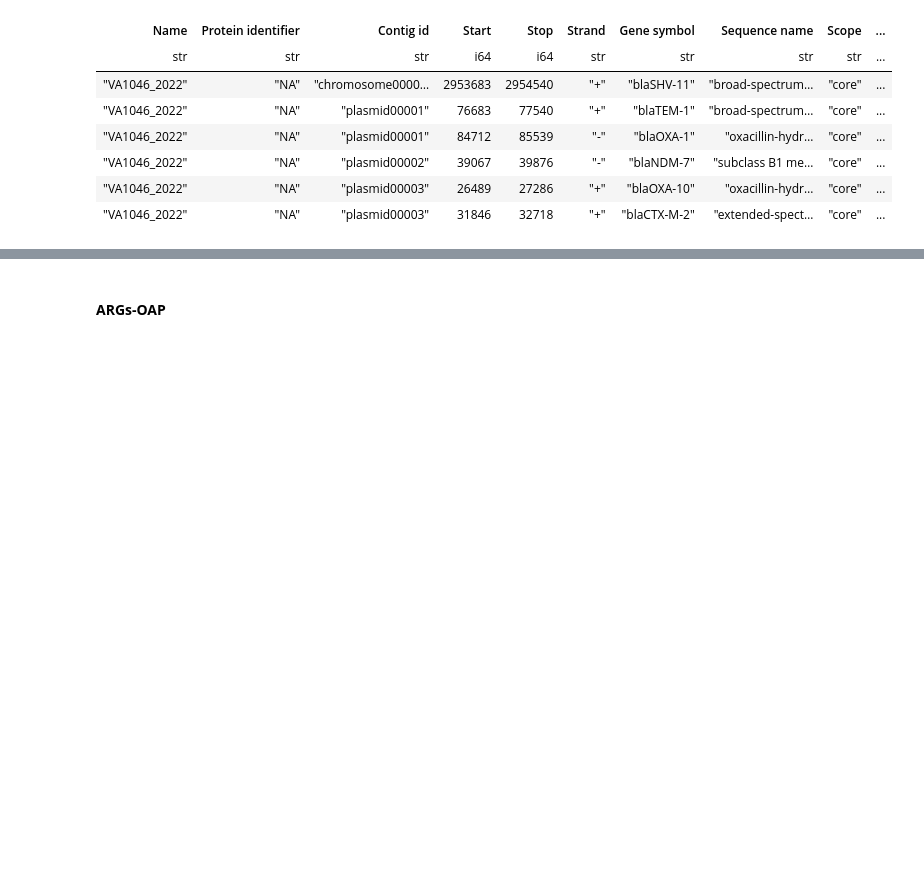
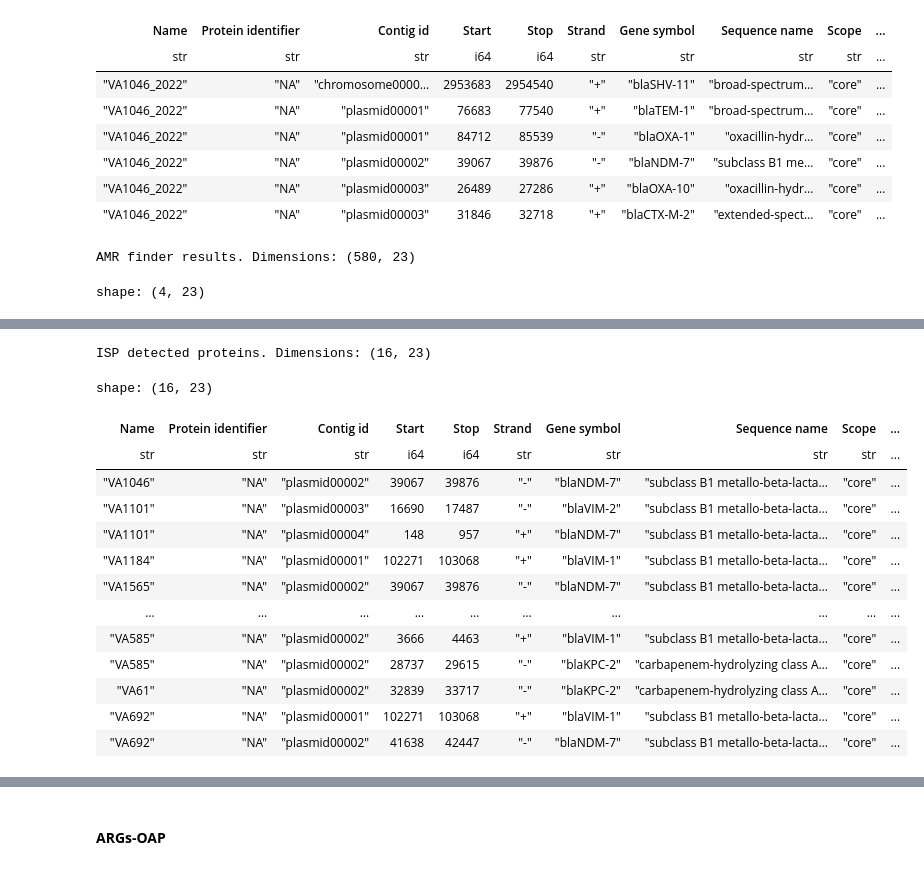
Before and after one commit to Kvrrvf/BEM-ISP, a Jupyter notebook: 2Carb.ipynb, the cells around one changed output, grey strips where cells are left out. Cells and saved outputs as stored; diff of their text form; code cells hidden in the pictures; blank space fills up the shorter version.

```diff
--- a/empanadas.ipynb
+++ b/2Carb.ipynb
@@ -670,3 +671,21 @@ shape: (6, 23)
 | "VA1046_2022" | "NA" | "plasmid00002" | 39067 | 39876 | "-" | "blaNDM-7" | "subclass B1 me… | "core" | ... |
 | "VA1046_2022" | "NA" | "plasmid00003" | 26489 | 27286 | "+" | "blaOXA-10" | "oxacillin-hydr… | "core" | ... |
 | "VA1046_2022" | "NA" | "plasmid00003" | 31846 | 32718 | "+" | "blaCTX-M-2" | "extended-spect… | "core" | ... |
+# %%
+AMR_finder = pl.read_csv("/home/npilquinao/BEM-ISP/group_storage/amrfinder/AMRfinder_results.tsv",
+                        separator="\t")
+print(f"AMR finder results. Dimensions: {AMR_finder.shape}")
+display(AMR_finder.head(4))
+
+#print("Unique genes:")
+#display(AMR_finder["Gene symbol"].unique().to_list())
+#print(AMR_finder["Gene symbol"].value_counts())
+
+print(f"ISP detected proteins. Dimensions: {AMR_finder.filter(pl.col('Gene symbol').str.contains('kpc|ndm|vim|VIM|KPC|NDM')).shape}")
+display(AMR_finder.filter(pl.col("Gene symbol").str.contains("kpc|ndm|vim|VIM|KPC|NDM")))
+
+#print("All beta-lactam founded:")
+#display(AMR_finder.filter(pl.col("Class").str.contains("BETA-LACTAM")))
+# %% [output]
+AMR finder results. Dimensions: (580, 23)
+shape: (4, 23)
@@ -672,0 +698,15 @@ shape: (6, 23)
+ISP detected proteins. Dimensions: (16, 23)
+shape: (16, 23)
+| Name | Protein identifier | Contig id | Start | Stop | Strand | Gene symbol | Sequence name | Scope | ... |
+| str | str | str | i64 | i64 | str | str | str | str | ... |
+| "VA1046" | "NA" | "plasmid00002" | 39067 | 39876 | "-" | "blaNDM-7" | "subclass B1 metallo-beta-lacta… | "core" | ... |
+| "VA1101" | "NA" | "plasmid00003" | 16690 | 17487 | "-" | "blaVIM-2" | "subclass B1 metallo-beta-lacta… | "core" | ... |
+| "VA1101" | "NA" | "plasmid00004" | 148 | 957 | "+" | "blaNDM-7" | "subclass B1 metallo-beta-lacta… | "core" | ... |
+| "VA1184" | "NA" | "plasmid00001" | 102271 | 103068 | "+" | "blaVIM-1" | "subclass B1 metallo-beta-lacta… | "core" | ... |
+| "VA1565" | "NA" | "plasmid00002" | 39067 | 39876 | "-" | "blaNDM-7" | "subclass B1 metallo-beta-lacta… | "core" | ... |
+| … | … | … | … | … | … | … | … | … | ... |
+| "VA585" | "NA" | "plasmid00002" | 3666 | 4463 | "+" | "blaVIM-1" | "subclass B1 metallo-beta-lacta… | "core" | ... |
+| "VA585" | "NA" | "plasmid00002" | 28737 | 29615 | "-" | "blaKPC-2" | "carbapenem-hydrolyzing class A… | "core" | ... |
+| "VA61" | "NA" | "plasmid00002" | 32839 | 33717 | "-" | "blaKPC-2" | "carbapenem-hydrolyzing class A… | "core" | ... |
+| "VA692" | "NA" | "plasmid00001" | 102271 | 103068 | "+" | "blaVIM-1" | "subclass B1 metallo-beta-lacta… | "core" | ... |
+| "VA692" | "NA" | "plasmid00002" | 41638 | 42447 | "-" | "blaNDM-7" | "subclass B1 metallo-beta-lacta… | "core" | ... |
```
Also changed, not shown: parts of 5 cells of this notebook, 6 other files.
